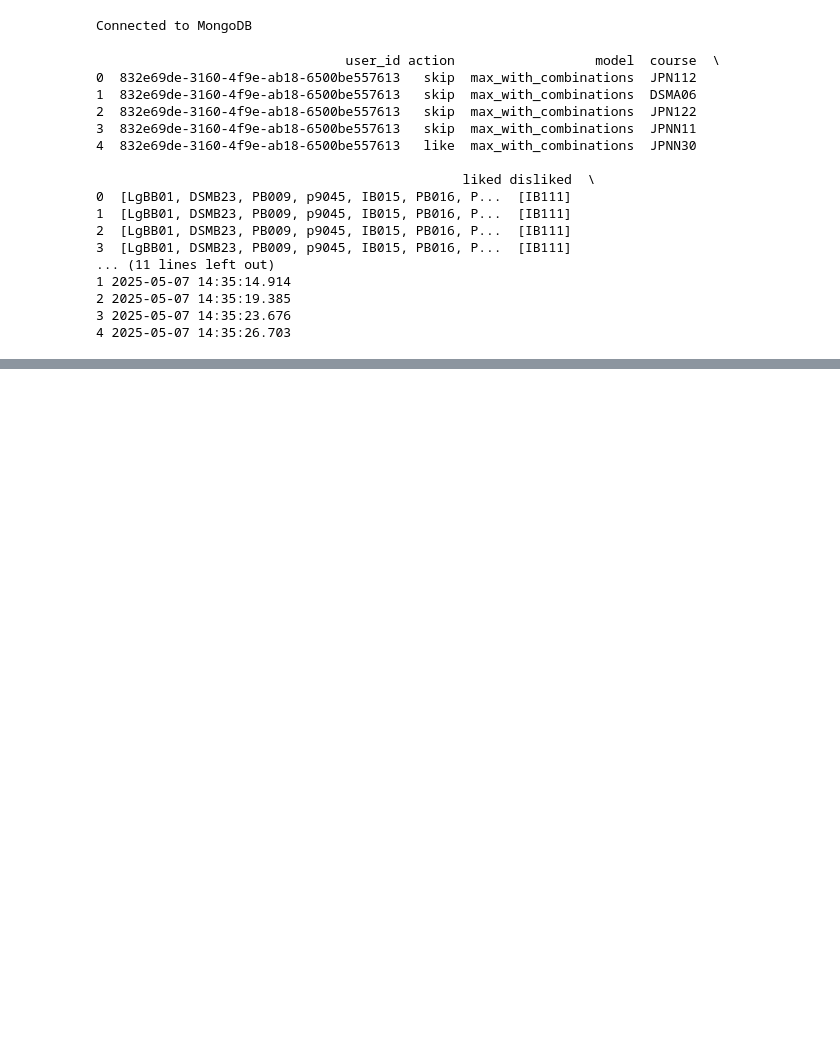
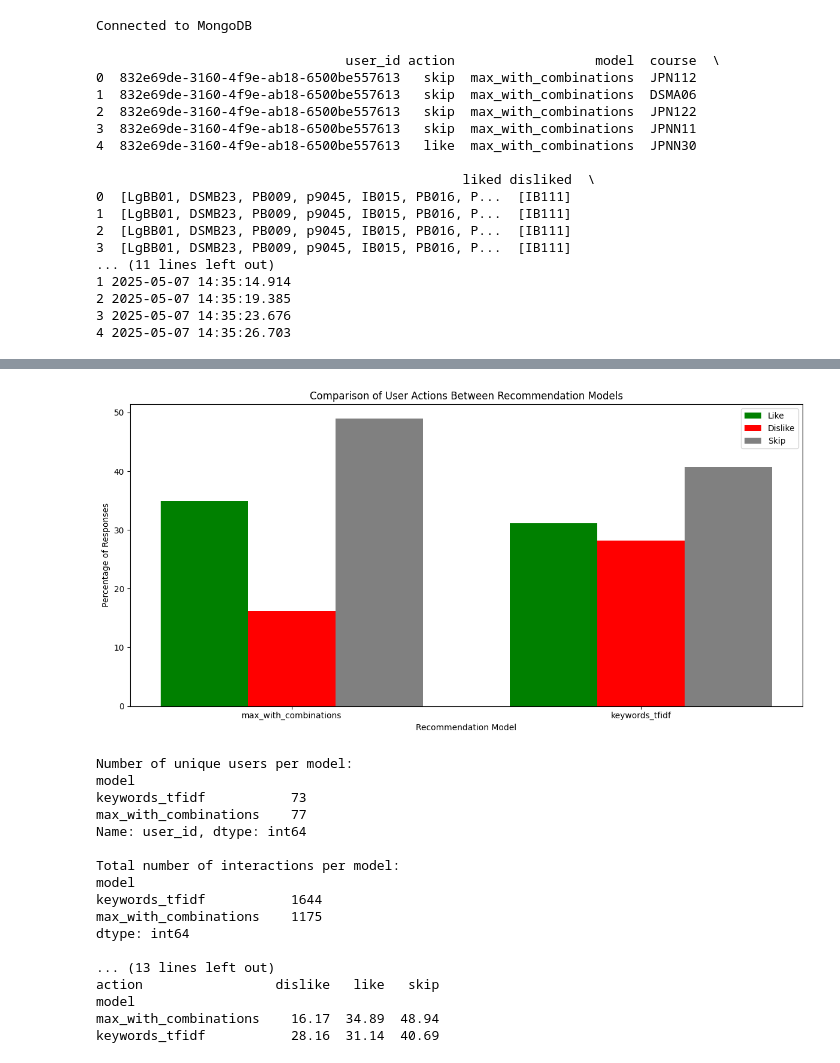
Before and after one commit to tomz197/course-recommender, a Jupyter notebook: notebooks/analyze_feedback.ipynb, the cells around one changed output, grey strips where cells are left out. Cells and saved outputs as stored; diff of their text form; code cells hidden in the pictures; blank space fills up the shorter version.

```diff
--- a/notebooks/analyze_feedback.ipynb
+++ b/notebooks/analyze_feedback.ipynb
@@ -69,3 +154,74 @@ print(rec_df.head())
+# %%
+def plot_actions_percentage():
+    # Group by model and action to get counts
+    model_stats = rec_df.groupby(['model', 'action']).size().unstack(fill_value=0)
+
+    # Reorder models to put max_with_combinations first
+    model_stats = model_stats.reindex(['max_with_combinations', 'keywords_tfidf'])
+
+    # Calculate percentages for each model
+    model_percentages = model_stats.div(model_stats.sum(axis=1), axis=0) * 100
+
+    # Plot comparison
+    plt.figure(figsize=(12, 6))
+
+    # Create grouped bar chart
+    x = np.arange(len(model_stats.index))
+    width = 0.25
+
+    for i, action in enumerate(['like', 'dislike', 'skip']):
+        if action in model_percentages.columns:
+            color = 'green' if action == 'like' else 'red' if action == 'dislike' else 'grey'
+            plt.bar(x + i*width, model_percentages[action], width,
+                    label=action.capitalize(), color=color)
+
+    plt.xlabel('Recommendation Model')
+    plt.ylabel('Percentage of Responses')
+    plt.title('Comparison of User Actions Between Recommendation Models')
+    plt.xticks(x + width, model_stats.index)
+    plt.legend()
+    plt.tight_layout()
+    plt.show()
+
+    # Calculate unique users per model
+    unique_users = rec_df.groupby('model')['user_id'].nunique()
+    print("\nNumber of unique users per model:")
+    print(unique_users)
+
+    # Calculate total interactions per model
+    total_interactions = rec_df.groupby('model').size()
+    print("\nTotal number of interactions per model:")
+    print(total_interactions)
+
+    # Calculate average interactions per user for each model
+    avg_interactions = total_interactions / unique_users
+    print("\nAverage interactions per user for each model:")
+    print(avg_interactions.round(2))
+    print("\nRaw numbers of actions per model:")
+    print(model_stats)
+    print("\nPercentage distribution of actions per model:")
+    print(model_percentages.round(2))
+
+plot_actions_percentage()
+# %% [output]
+[figure, added]
+Number of unique users per model:
+model
+keywords_tfidf           73
+max_with_combinations    77
+Name: user_id, dtype: int64
+
+Total number of interactions per model:
+model
+keywords_tfidf           1644
+max_with_combinations    1175
+dtype: int64
+
+... (13 lines left out)
+action                 dislike   like   skip
+model
+max_with_combinations    16.17  34.89  48.94
+keywords_tfidf           28.16  31.14  40.69
 # %%
 def boxplot_actions_model():
     # Create a boxplot showing the distribution of interactions per user for each model
```
Also changed, not shown: parts of 11 cells of this notebook, 1 other file.
